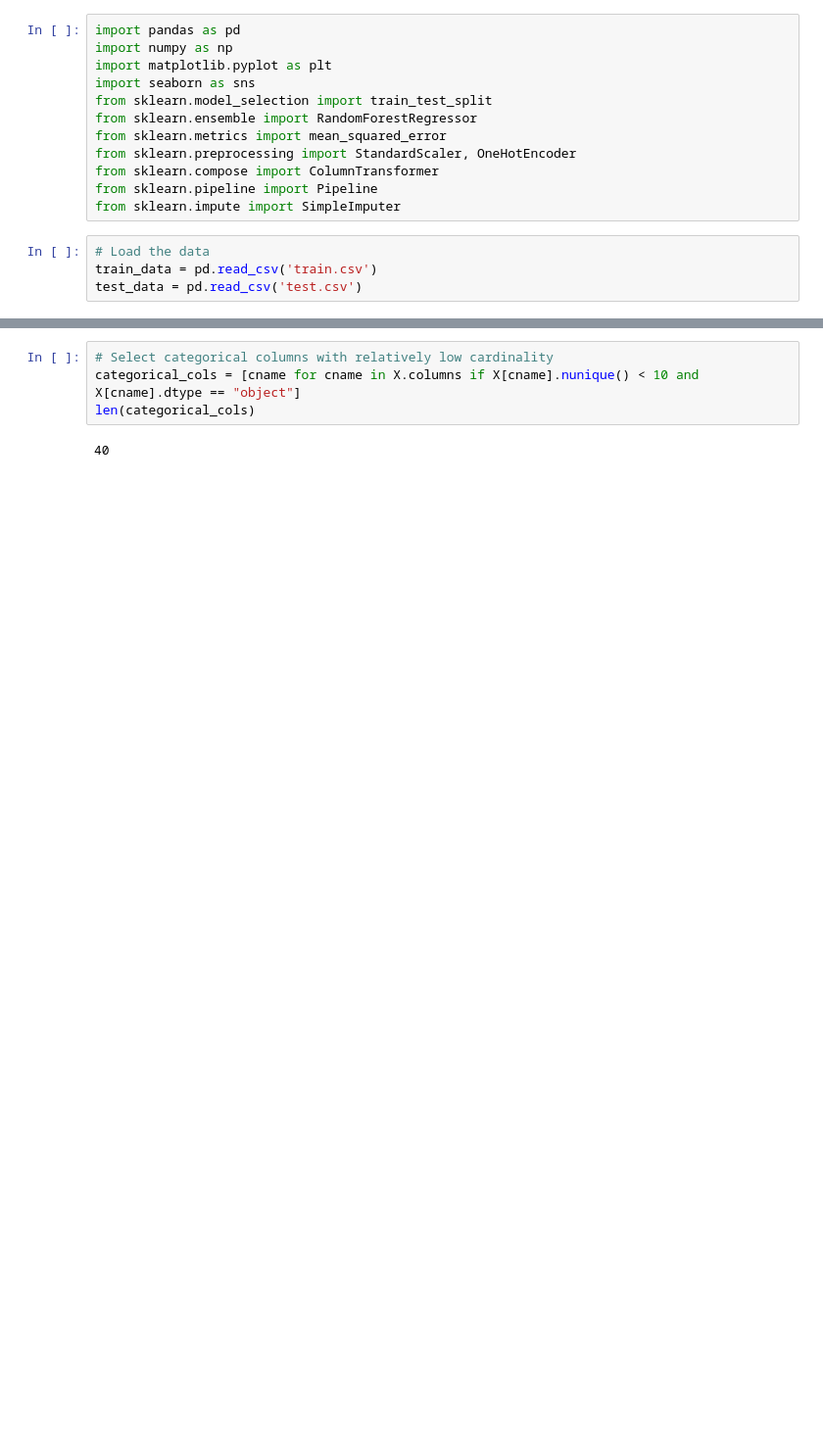
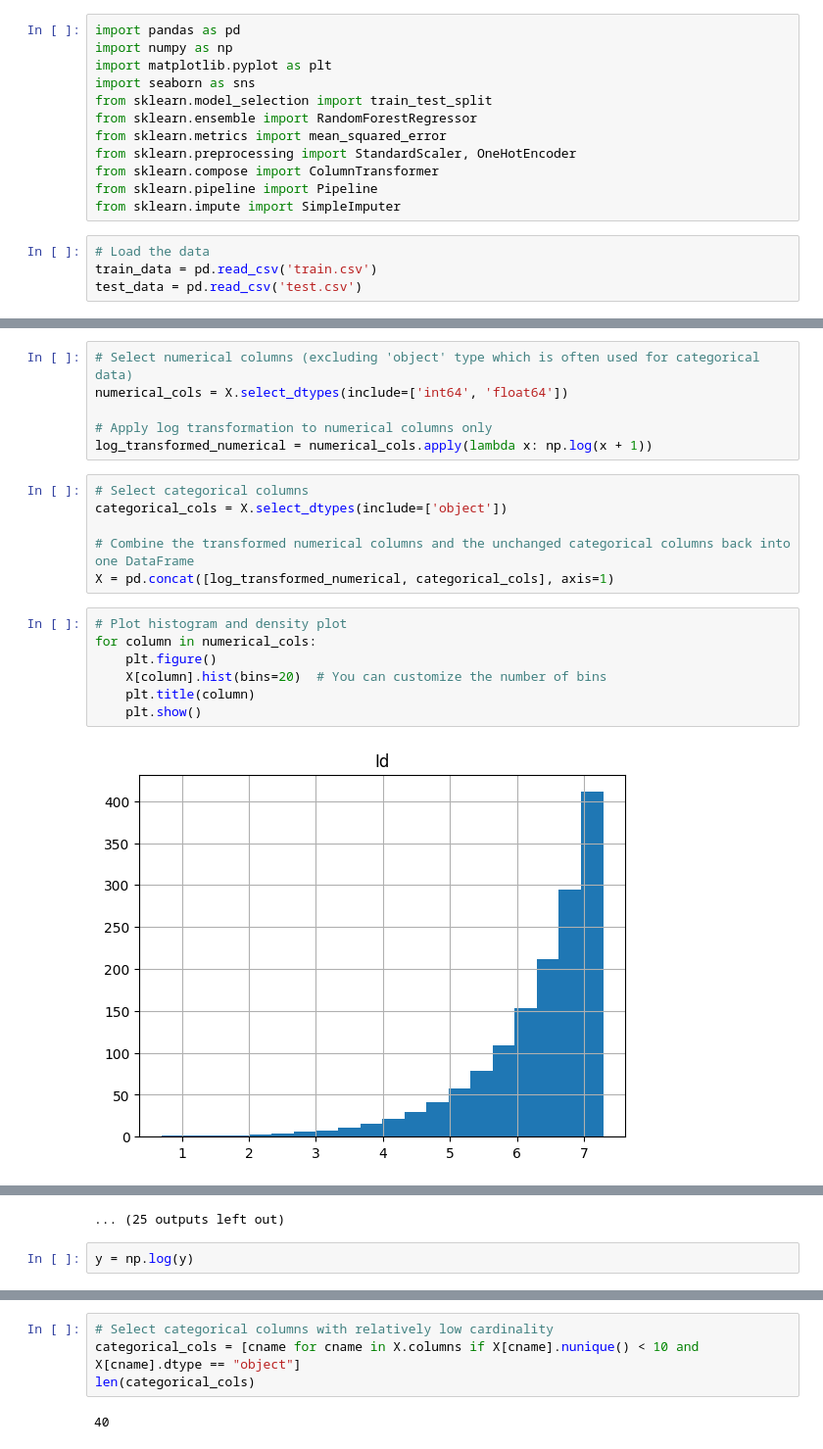
Before and after one commit to MissoumYoucef/Kaggle_Competition, a Jupyter notebook: House_prices_competition.ipynb, the cells around one changed output, grey strips where cells are left out. Shown at 98% size. Drawn from its saved outputs; the diff is of its cells as text; blank space fills up the shorter version.

```diff
--- a/House_prices_competition.ipynb
+++ b/House_prices_competition.ipynb
@@ -37,0 +52,21 @@ plt.title("Histogram and Density Plot")
+# %%
+# Select numerical columns (excluding 'object' type which is often used for categorical data)
+numerical_cols = X.select_dtypes(include=['int64', 'float64'])
+
+# Apply log transformation to numerical columns only
+log_transformed_numerical = numerical_cols.apply(lambda x: np.log(x + 1))
+# %%
+# Select categorical columns
+categorical_cols = X.select_dtypes(include=['object'])
+
+# Combine the transformed numerical columns and the unchanged categorical columns back into one DataFrame
+X = pd.concat([log_transformed_numerical, categorical_cols], axis=1)
+# %%
+# Plot histogram and density plot
+for column in numerical_cols:
+    plt.figure()
+    X[column].hist(bins=20)  # You can customize the number of bins
+    plt.title(column)
+    plt.show()
+# %% [output]
+[figure, added]
@@ -37,0 +84,3 @@ plt.title("Histogram and Density Plot")
+... (25 outputs left out)
+# %%
+y = np.log(y)
```
Also changed, not shown: parts of 29 cells of this notebook.
